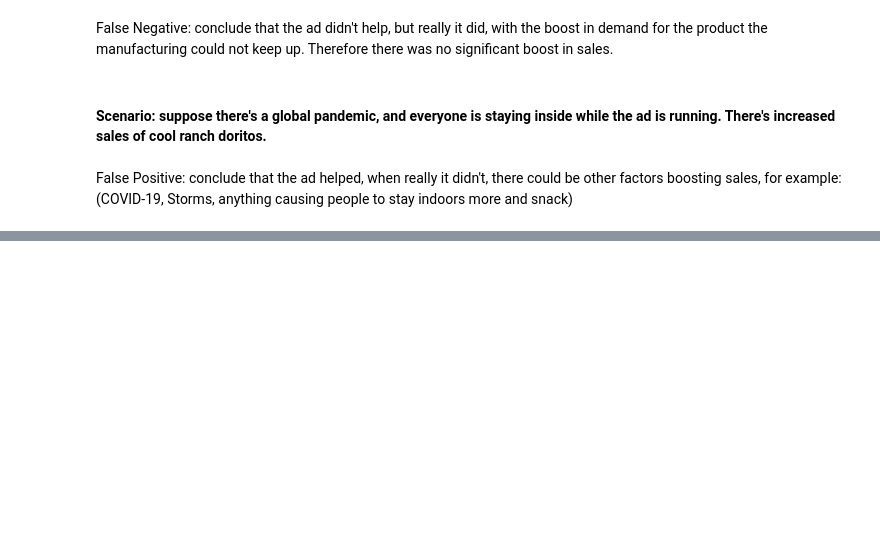
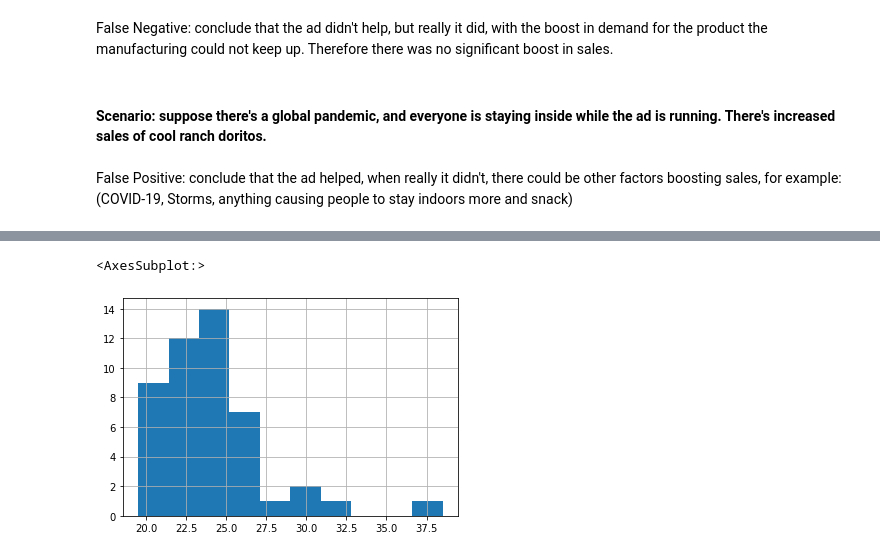
Before and after one commit to ForrestMccrosky/statistics-exercises, a Jupyter notebook: hypothesis_testing.ipynb, the cells around one changed output, grey strips where cells are left out. Saved outputs shown, nothing was run; the diff lists cells and outputs as text; code cells hidden in the pictures; blank space fills up the shorter version.

```diff
--- a/hypothesis_testing.ipynb
+++ b/hypothesis_testing.ipynb
@@ -53,0 +221,5 @@ False Positive: conclude that the ad helped, when really it didn't, there could
+# %%
+mpg_compact.hist()
+# %% [output]
+<AxesSubplot:>
+[figure, added]
```
Also changed, not shown: parts of 44 cells of this notebook.
